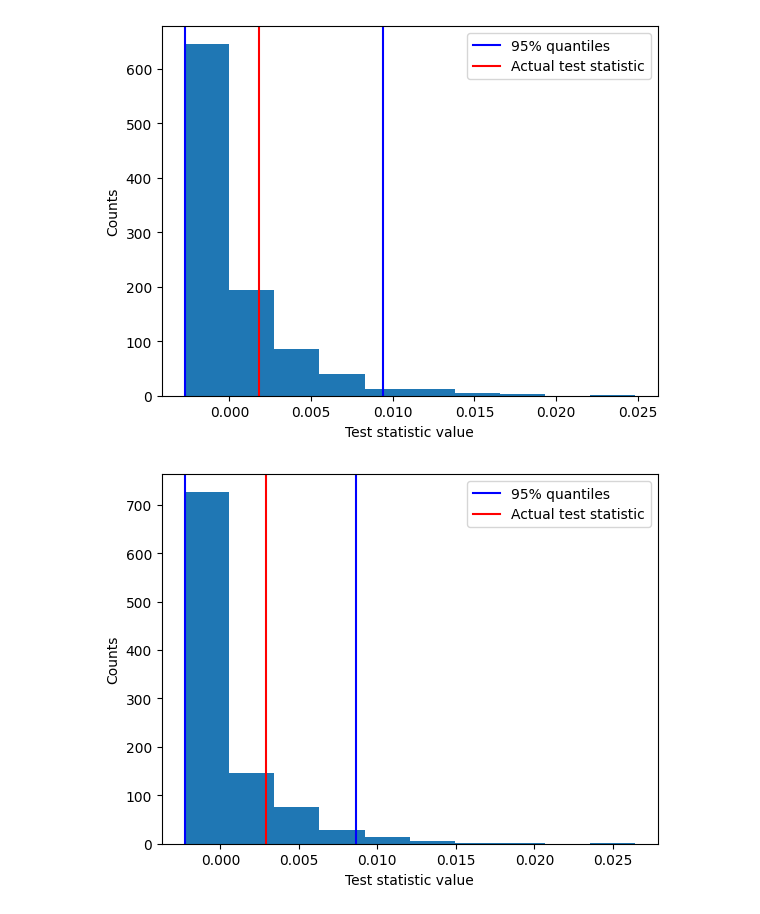
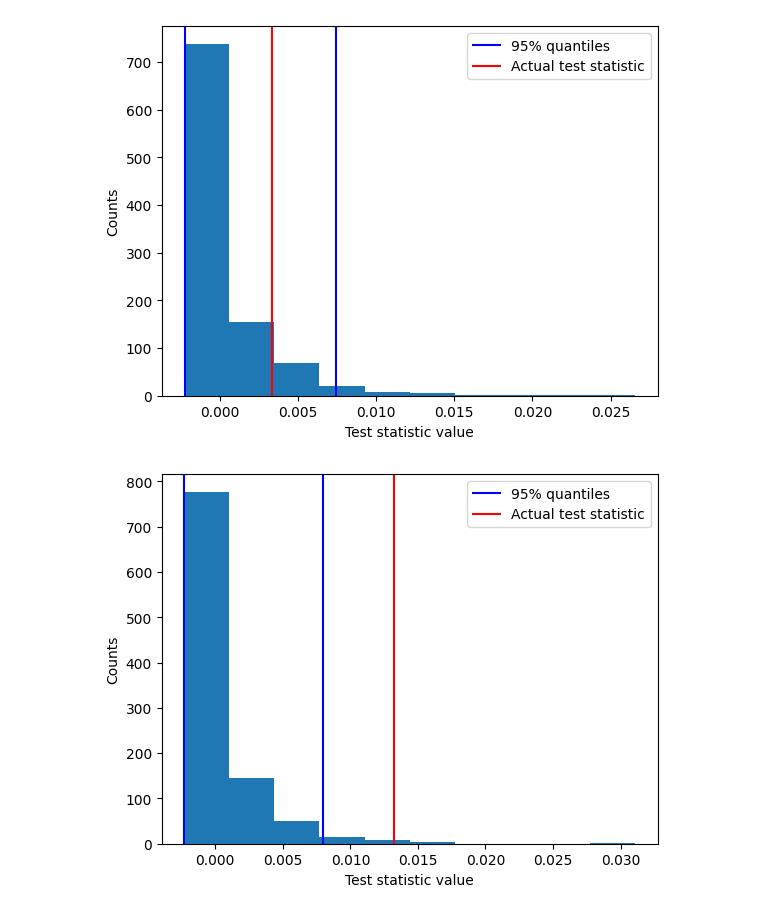
Before and after one commit to luchungi/ds3_kernel_testing, a Jupyter notebook: ksig_sample_test.ipynb, the cells around one changed output. Saved outputs shown, nothing was run; the diff lists cells and outputs as text; code cells hidden in the pictures.

Commit message:
Remove static params

```diff
--- a/ksig_sample_test.ipynb
+++ b/ksig_sample_test.ipynb
@@ -6,7 +6,7 @@ from tqdm import tqdm
 import sigkernel as ksig
 # %%
 num_permutations = 1000
-n_levels = 10
+n_levels = 5
 n_samples = 100
 sample_len = 52
 dt = 1 / 52
@@ -20,15 +20,15 @@ mmd = lambda X,Y : ksig.tests.quadratic_time_mmd(X, Y, kernel)
 X = ksig.tests.gen_GBM_path(mu=0.1, sigma=0.2, dt=dt, n_paths=n_samples, seq_len=sample_len).astype(np.float32)
 Y = ksig.tests.gen_GBM_path(0.1, 0.4, dt, n_samples, sample_len).astype(np.float32)
 # %%
-mmd_XY, null_mmd = ksig.tests.sig_kernel_test(X, Y, 4, static_kernel, num_permutations=num_permutations)
+mmd_XY, null_mmd = ksig.tests.sig_kernel_test(X, Y, n_levels=n_levels, static_kernel=static_kernel, num_permutations=num_permutations)
 ksig.tests.plot_permutation_samples(null_mmd, mmd_XY)
 # %% [output]
-[figure, old version]
+[figure, new version]
 # %%
-mmd_XY, null_mmd = ksig.tests.sig_kernel_test(np.log(X), np.log(Y), 4, static_kernel, num_permutations=num_permutations)
+mmd_XY, null_mmd = ksig.tests.sig_kernel_test(np.log(X), np.log(Y), n_levels=n_levels, static_kernel=static_kernel, num_permutations=num_permutations)
 ksig.tests.plot_permutation_samples(null_mmd, mmd_XY)
 # %% [output]
-[figure, old version]
+[figure, new version]
 # %%
 ksig.tests.mmd_permutation_ratio_plot(X, Y, n_levels, static_kernel, n_steps=100)
 # %% [output]
```
Also changed, not shown: parts of 2 cells of this notebook.
